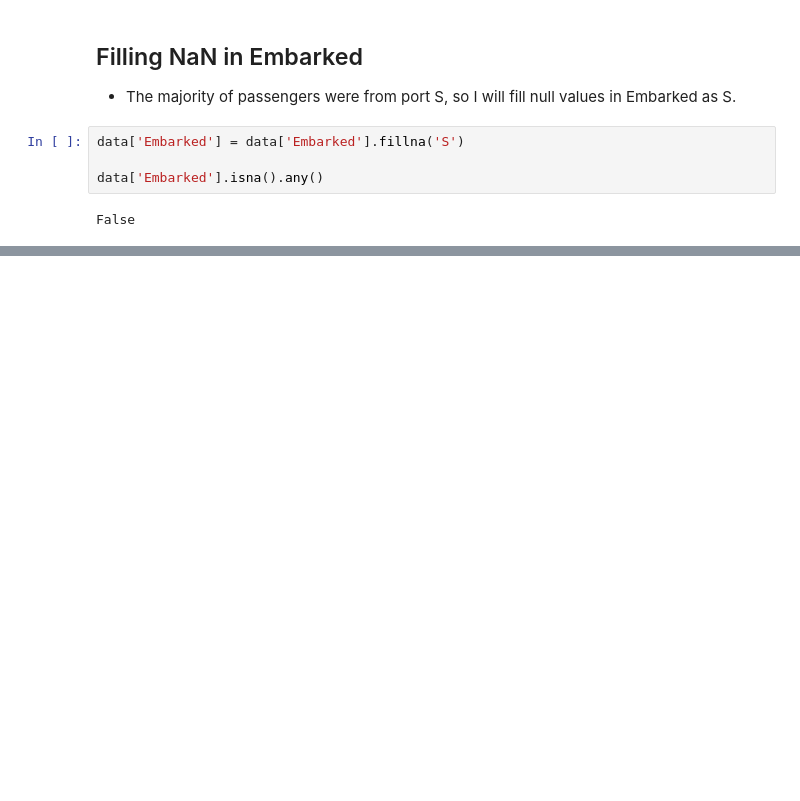
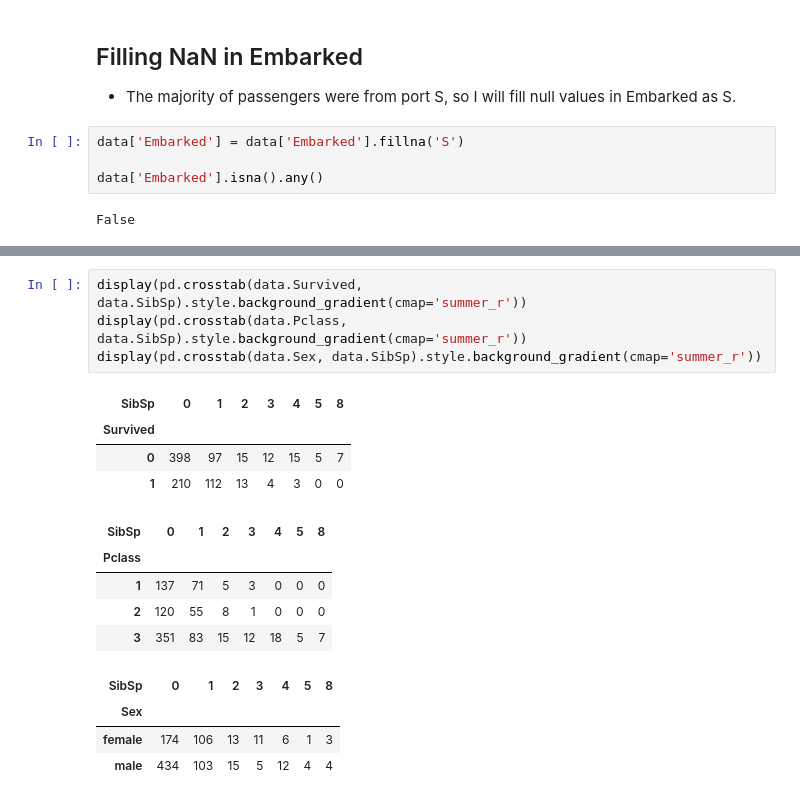
Before and after one commit to sam351/competitions, a Jupyter notebook: kaggle_titanic/200503_Titanic_study-01_EDA.ipynb, the cells around one changed output, grey strips where cells are left out. Drawn from its saved outputs; the diff is of its cells as text; blank space fills up the shorter version.

```diff
--- a/kaggle_titanic/200503_Titanic_study-01_EDA.ipynb
+++ b/kaggle_titanic/200503_Titanic_study-01_EDA.ipynb
@@ -329,0 +335,18 @@ False
+# %%
+display(pd.crosstab(data.Survived, data.SibSp).style.background_gradient(cmap='summer_r'))
+display(pd.crosstab(data.Pclass, data.SibSp).style.background_gradient(cmap='summer_r'))
+display(pd.crosstab(data.Sex, data.SibSp).style.background_gradient(cmap='summer_r'))
+# %% [output]
+| SibSp | 0 | 1 | 2 | 3 | 4 | 5 | 8 |
+| Survived |  |  |  |  |  |  |  |
+| 0 | 398 | 97 | 15 | 12 | 15 | 5 | 7 |
+| 1 | 210 | 112 | 13 | 4 | 3 | 0 | 0 |
+| SibSp | 0 | 1 | 2 | 3 | 4 | 5 | 8 |
+| Pclass |  |  |  |  |  |  |  |
+| 1 | 137 | 71 | 5 | 3 | 0 | 0 | 0 |
+| 2 | 120 | 55 | 8 | 1 | 0 | 0 | 0 |
+| 3 | 351 | 83 | 15 | 12 | 18 | 5 | 7 |
+| SibSp | 0 | 1 | 2 | 3 | 4 | 5 | 8 |
+| Sex |  |  |  |  |  |  |  |
+| female | 174 | 106 | 13 | 11 | 6 | 1 | 3 |
+| male | 434 | 103 | 15 | 5 | 12 | 4 | 4 |
```
Also changed, not shown: parts of 11 cells of this notebook.
